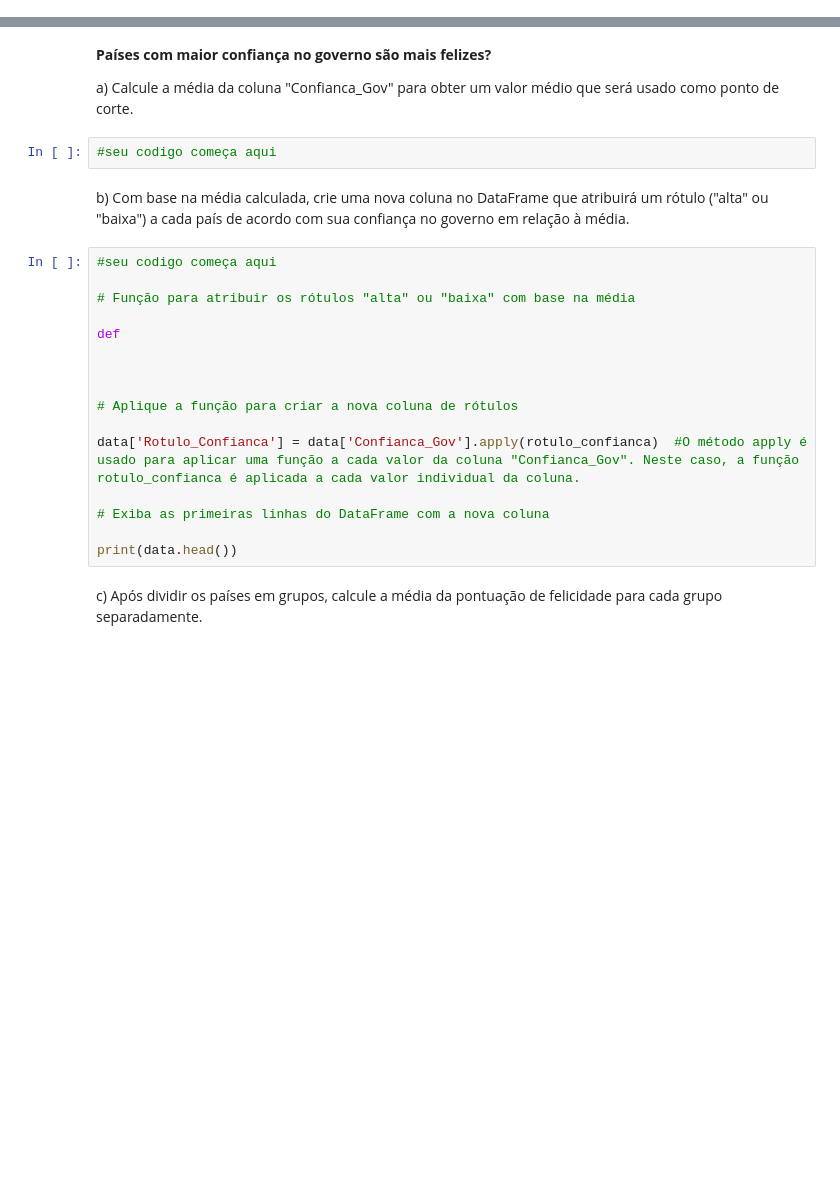
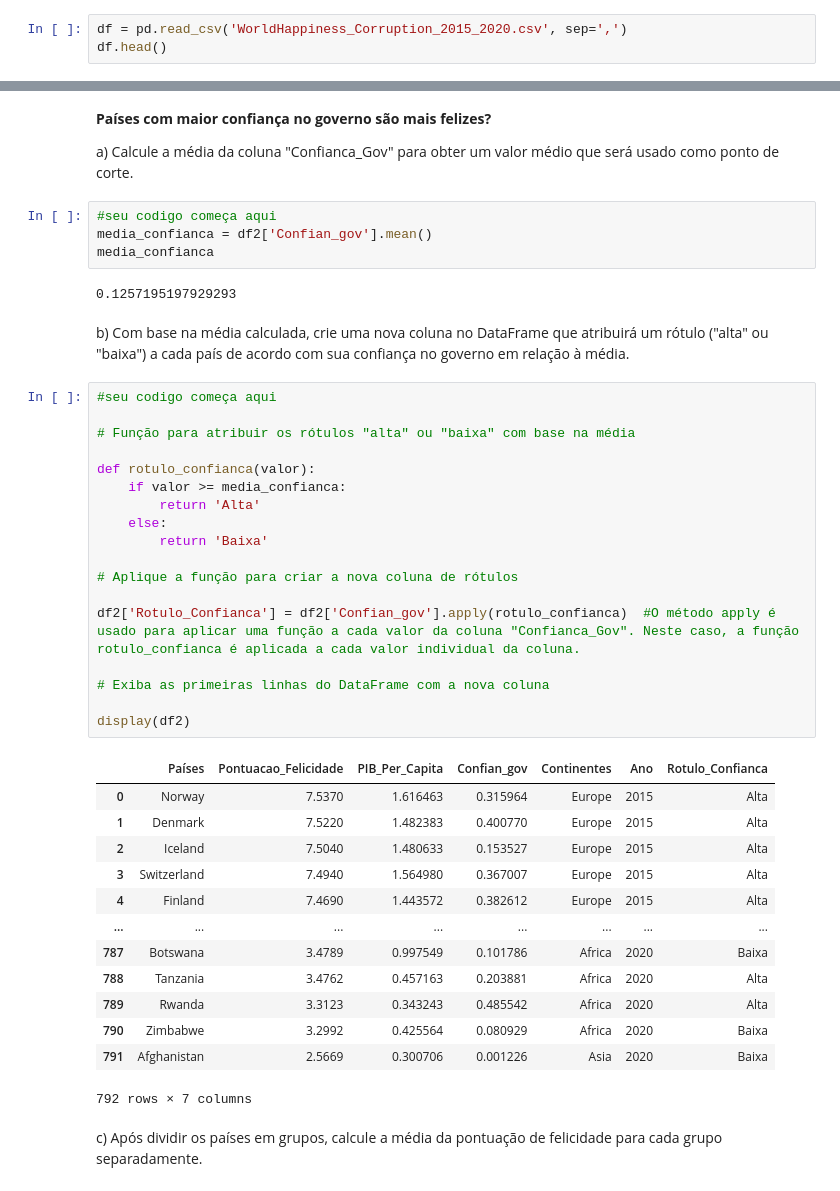
Before and after one commit to LuisOTSG/curso-feadev-python, a Jupyter notebook: Listas/lista5-respostas.ipynb, the cells around one changed output, grey strips where cells are left out. Saved outputs shown, nothing was run; the diff lists cells and outputs as text; blank space fills up the shorter version.

```diff
--- a/Listas/lista5-respostas.ipynb
+++ b/Listas/lista5-respostas.ipynb
@@ -52,0 +56,3 @@ baixe a base pelo link abaixo: https://www.kaggle.com/datasets/eliasturk/world-h
+# %%
+df = pd.read_csv('WorldHappiness_Corruption_2015_2020.csv', sep=',')
+df.head()
@@ -143,24 +263,44 @@ Agora você tem uma base de dados limpa e com informações relevantes para resp
 a) Calcule a média da coluna "Confianca_Gov" para obter um valor médio que será usado como ponto de corte.
 # %%
 #seu codigo começa aqui
+media_confianca = df2['Confian_gov'].mean()
+media_confianca
+# %% [output]
+0.1257195197929293
 # %% [markdown]
 b) Com base na média calculada, crie uma nova coluna no DataFrame que atribuirá um rótulo ("alta" ou "baixa") a cada país de acordo com sua confiança no governo em relação à média.
 # %%
 #seu codigo começa aqui
 
 # Função para atribuir os rótulos "alta" ou "baixa" com base na média
 
-def
-
-
+def rotulo_confianca(valor):
+    if valor >= media_confianca:
+        return 'Alta'
+    else:
+        return 'Baixa'
 
 # Aplique a função para criar a nova coluna de rótulos
 
-data['Rotulo_Confianca'] = data['Confianca_Gov'].apply(rotulo_confianca)  #O método apply é usado para aplicar uma função a cada valor da coluna "Confianca_Gov". Neste caso, a função rotulo_confianca é aplicada a cada valor individual da coluna.
+df2['Rotulo_Confianca'] = df2['Confian_gov'].apply(rotulo_confianca)  #O método apply é usado para aplicar uma função a cada valor da coluna "Confianca_Gov". Neste caso, a função rotulo_confianca é aplicada a cada valor individual da coluna.
 
 # Exiba as primeiras linhas do DataFrame com a nova coluna
 
-print(data.head())
+display(df2)
+# %% [output]
+|  | Países | Pontuacao_Felicidade | PIB_Per_Capita | Confian_gov | Continentes | Ano | Rotulo_Confianca |
+| 0 | Norway | 7.5370 | 1.616463 | 0.315964 | Europe | 2015 | Alta |
+| 1 | Denmark | 7.5220 | 1.482383 | 0.400770 | Europe | 2015 | Alta |
+| 2 | Iceland | 7.5040 | 1.480633 | 0.153527 | Europe | 2015 | Alta |
+| 3 | Switzerland | 7.4940 | 1.564980 | 0.367007 | Europe | 2015 | Alta |
+| 4 | Finland | 7.4690 | 1.443572 | 0.382612 | Europe | 2015 | Alta |
+| ... | ... | ... | ... | ... | ... | ... | ... |
+| 787 | Botswana | 3.4789 | 0.997549 | 0.101786 | Africa | 2020 | Baixa |
+| 788 | Tanzania | 3.4762 | 0.457163 | 0.203881 | Africa | 2020 | Alta |
+| 789 | Rwanda | 3.3123 | 0.343243 | 0.485542 | Africa | 2020 | Alta |
+| 790 | Zimbabwe | 3.2992 | 0.425564 | 0.080929 | Africa | 2020 | Baixa |
+| 791 | Afghanistan | 2.5669 | 0.300706 | 0.001226 | Asia | 2020 | Baixa |
+792 rows × 7 columns
 # %% [markdown]
 c) Após dividir os países em grupos, calcule a média da pontuação de felicidade para cada grupo separadamente.
 # %%
```
Also changed, not shown: parts of 39 cells of this notebook.
